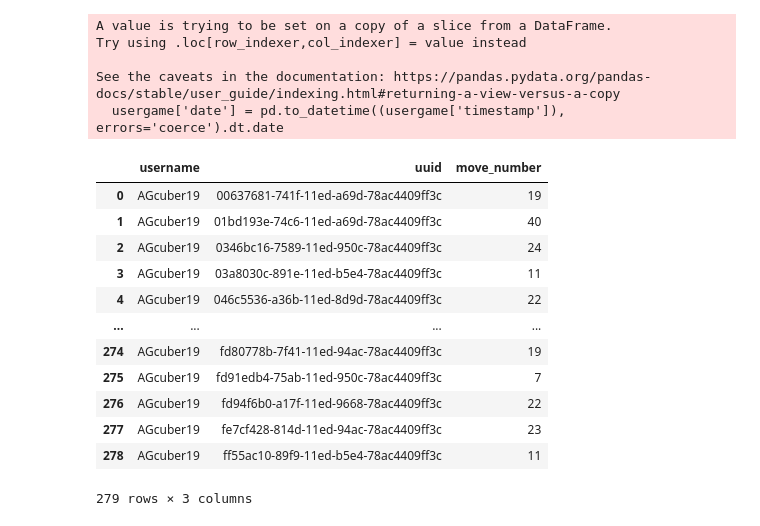
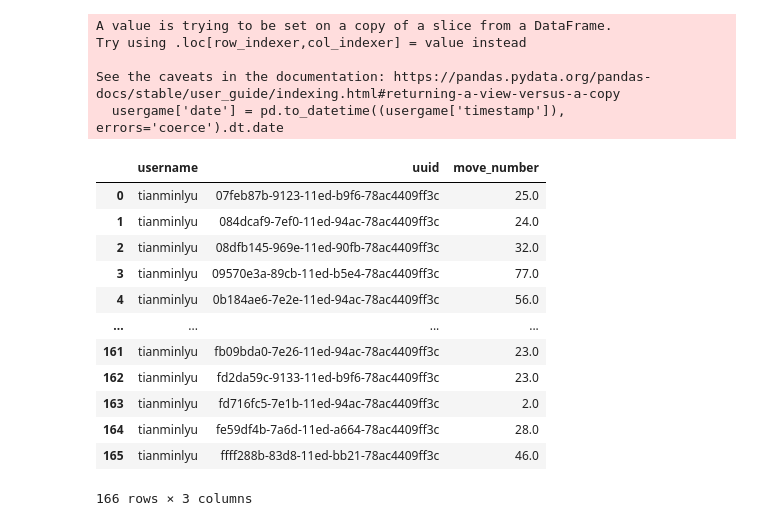
Before and after one commit to thecrossed/chess_analytics, a Jupyter notebook: chess_student_report.ipynb, the cells around one changed output. Cells and saved outputs as stored; diff of their text form; code cells hidden in the pictures.

```diff
--- a/chess_student_report.ipynb
+++ b/chess_student_report.ipynb
@@ -8,7 +8,7 @@ from datetime import datetime
 # %%
 players = pd.read_csv("player_tianmin_class.csv")
 
-games = pd.read_csv("tianmin_chess_class.csv")
+games = pd.read_csv("games_tianmin_class.csv")
 
 moves = pd.read_csv("move_tianmin_class.csv")
 # %%
@@ -227,34 +227,34 @@ See the caveats in the documentation: https://pandas.pydata.org/pandas-docs/stab
 # %%
 # Q3 - How many moves does this player have per game?
 
 def move_number(username, period):
     usergame = period_games(username,period)
     games_move = pd.merge(usergame, moves, on=["uuid"])
 
     move_aggr = games_move.groupby(['username','uuid']).max().reset_index()[['username','uuid','move_number']]
 
     return move_aggr
 
-move_number('AGcuber19',['12/01/22','02/28/23'])
+move_number('tianminlyu',['12/01/22','02/28/23'])
 # %% [output]
 A value is trying to be set on a copy of a slice from a DataFrame.
 Try using .loc[row_indexer,col_indexer] = value instead
 
 See the caveats in the documentation: https://pandas.pydata.org/pandas-docs/stable/user_guide/indexing.html#returning-a-view-versus-a-copy
   usergame['date'] = pd.to_datetime((usergame['timestamp']), errors='coerce').dt.date
 |  | username | uuid | move_number |
-| 0 | AGcuber19 | 00637681-741f-11ed-a69d-78ac4409ff3c | 19 |
-| 1 | AGcuber19 | 01bd193e-74c6-11ed-a69d-78ac4409ff3c | 40 |
-| 2 | AGcuber19 | 0346bc16-7589-11ed-950c-78ac4409ff3c | 24 |
-| 3 | AGcuber19 | 03a8030c-891e-11ed-b5e4-78ac4409ff3c | 11 |
-| 4 | AGcuber19 | 046c5536-a36b-11ed-8d9d-78ac4409ff3c | 22 |
+| 0 | tianminlyu | 07feb87b-9123-11ed-b9f6-78ac4409ff3c | 25.0 |
+| 1 | tianminlyu | 084dcaf9-7ef0-11ed-94ac-78ac4409ff3c | 24.0 |
+| 2 | tianminlyu | 08dfb145-969e-11ed-90fb-78ac4409ff3c | 32.0 |
+| 3 | tianminlyu | 09570e3a-89cb-11ed-b5e4-78ac4409ff3c | 77.0 |
+| 4 | tianminlyu | 0b184ae6-7e2e-11ed-94ac-78ac4409ff3c | 56.0 |
 | ... | ... | ... | ... |
-| 274 | AGcuber19 | fd80778b-7f41-11ed-94ac-78ac4409ff3c | 19 |
-| 275 | AGcuber19 | fd91edb4-75ab-11ed-950c-78ac4409ff3c | 7 |
-| 276 | AGcuber19 | fd94f6b0-a17f-11ed-9668-78ac4409ff3c | 22 |
-| 277 | AGcuber19 | fe7cf428-814d-11ed-94ac-78ac4409ff3c | 23 |
-| 278 | AGcuber19 | ff55ac10-89f9-11ed-b5e4-78ac4409ff3c | 11 |
+| 161 | tianminlyu | fb09bda0-7e26-11ed-94ac-78ac4409ff3c | 23.0 |
+| 162 | tianminlyu | fd2da59c-9133-11ed-b9f6-78ac4409ff3c | 23.0 |
+| 163 | tianminlyu | fd716fc5-7e1b-11ed-94ac-78ac4409ff3c | 2.0 |
+| 164 | tianminlyu | fe59df4b-7a6d-11ed-a664-78ac4409ff3c | 28.0 |
+| 165 | tianminlyu | ffff288b-83d8-11ed-bb21-78ac4409ff3c | 46.0 |
-279 rows × 3 columns
+166 rows × 3 columns
 # %%
 # Q4 - How much seconds does each move take for the player?
 
```
Also changed, not shown: parts of 16 cells of this notebook, 5 other files.
